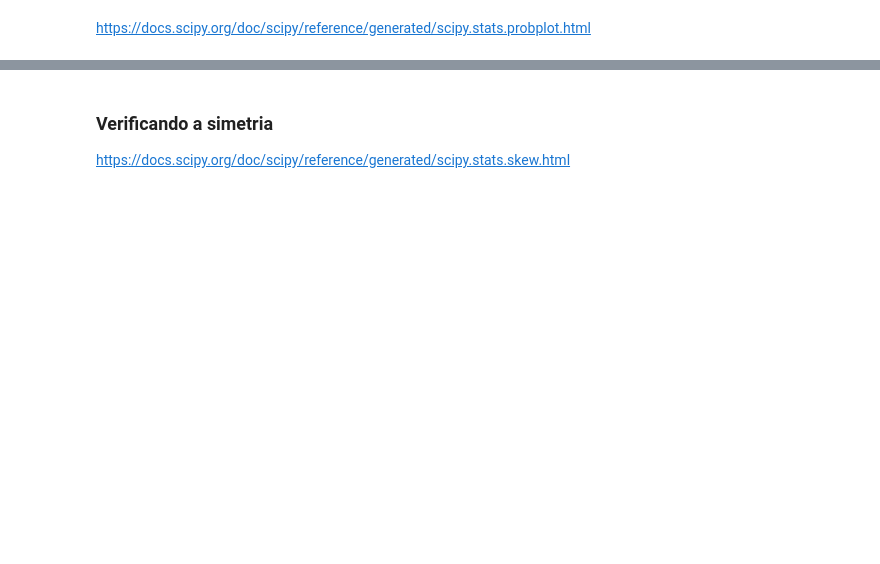
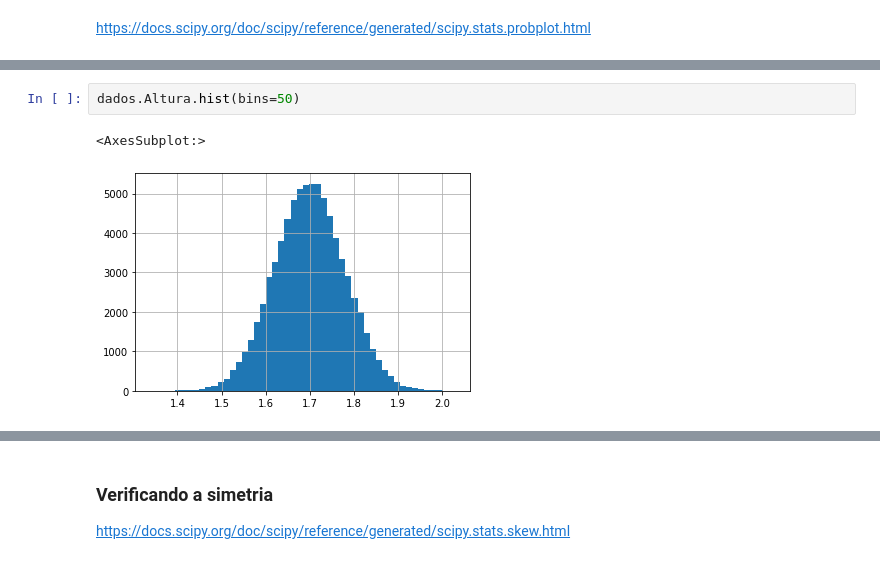
Before and after one commit to wiliands/estatistica_python, a Jupyter notebook: 05 - Correlacao_Regressao/Curso_de_Estatística_Parte_4.ipynb, the cells around one changed output, grey strips where cells are left out. Drawn from its saved outputs; the diff is of its cells as text; blank space fills up the shorter version.

```diff
--- a/05 - Correlacao_Regressao/Curso_de_Estatística_Parte_4.ipynb
+++ b/05 - Correlacao_Regressao/Curso_de_Estatística_Parte_4.ipynb
@@ -1330,0 +1369,5 @@ https://docs.scipy.org/doc/scipy/reference/generated/scipy.stats.probplot.html
+# %%
+dados.Altura.hist(bins=50)
+# %% [output]
+<AxesSubplot:>
+[figure, added]
```
Also changed, not shown: parts of 16 cells of this notebook, 2 other files.
